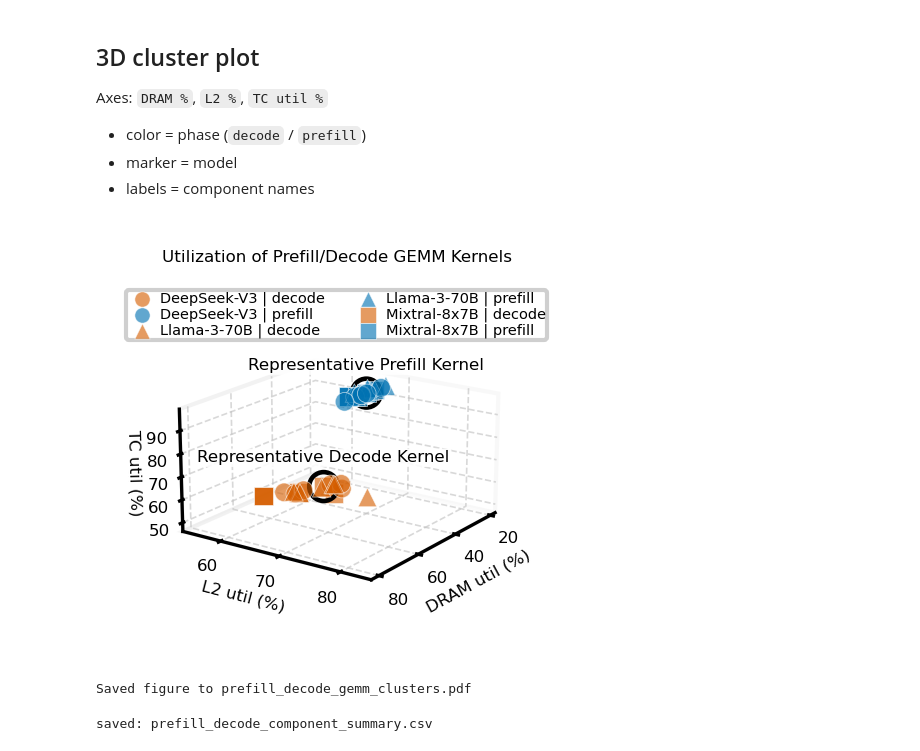
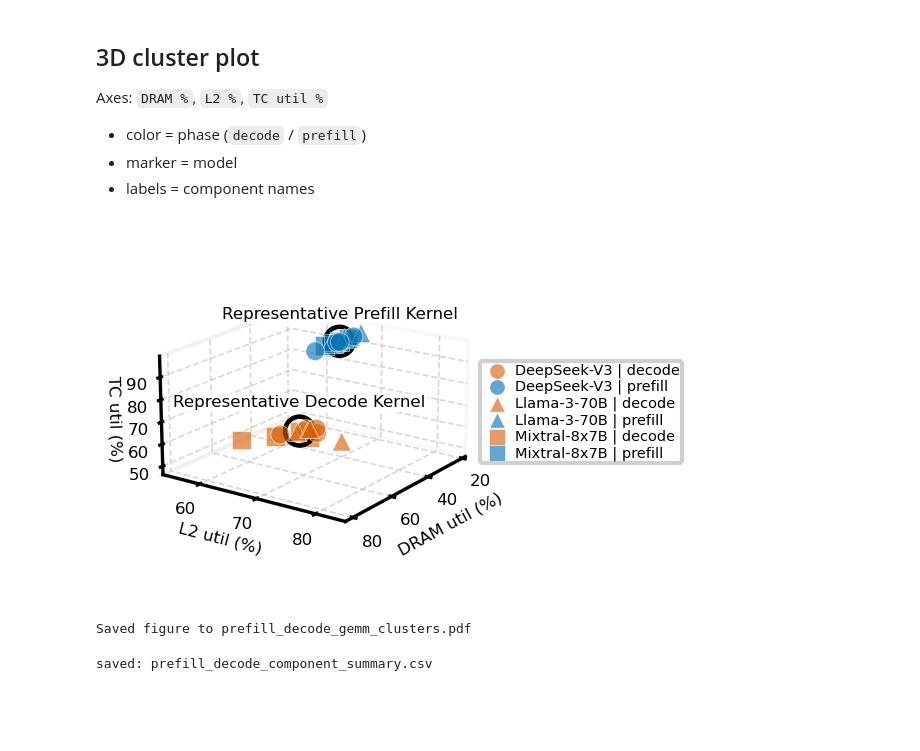
Before and after one commit to haiyuem/accel-sim-framework, a Jupyter notebook: ncu/prefill_decode_gemm_clusters.ipynb, the cells around one changed output. Cells and saved outputs as stored; diff of their text form; code cells hidden in the pictures; blank space fills up the shorter version.

```diff
--- a/ncu/prefill_decode_gemm_clusters.ipynb
+++ b/ncu/prefill_decode_gemm_clusters.ipynb
@@ -179,7 +179,7 @@ plt.rcParams.update({
 })
 
 # MICRO single-column: width=3.35in; squeeze height FOR TIGHT TWO-COLUMN fit (use 1.4 instead of 2.5)
-fig = plt.figure(figsize=(3.35, 1.4), dpi=300)
+fig = plt.figure(figsize=(3.35, 1.2), dpi=300)
 ax = fig.add_subplot(111, projection='3d')
 # Even more aggressive subplots to reduce all wasted space
 fig.subplots_adjust(left=0.02, right=0.98, bottom=0.02, top=0.98)
@@ -259,41 +259,43 @@ ax.tick_params(axis='x', pad=-4)
 ax.tick_params(axis='y', pad=-4)
 ax.tick_params(axis='z', pad=-5)
 
 # Title with minimal pad, or comment out for even tighter plot
-ax.set_title('Utilization of Prefill/Decode GEMM Kernels', pad=9)
+# ax.set_title('Utilization of Prefill/Decode GEMM Kernels', pad=9)
 
 # Squeeze Z aspect ratio (flattens the plot without losing points)
 ax.set_box_aspect((1.0, 1.0, 0.56))
 
 # Pane and grid styles for print
 for axis in (ax.xaxis, ax.yaxis, ax.zaxis):
     axis.pane.set_facecolor((1.0, 1.0, 1.0, 0.0))
     axis._axinfo['grid']['linewidth'] = 0.4
     axis._axinfo['grid']['linestyle'] = '--'
     axis._axinfo['grid']['color'] = (0.75, 0.75, 0.75, 0.6)
 
 ax.view_init(elev=18, azim=35)  # Lower elev for squished plot in short height
 
 # Place the legend above the plot, two columns, smaller font
+# Place legend to the right of the plot, vertically aligned and outside the axes
 ax.legend(
-    loc='upper center',
-    bbox_to_anchor=(0.5, 1.05),
-    ncol=2,
+    loc='center left',
+    bbox_to_anchor=(1.02, 0.5),
+    borderaxespad=0.0,
+    ncol=1,
     fontsize=3.5,
     frameon=True,
     framealpha=0.93,
-    borderpad=0.12,
-    handletextpad=0.19,
-    labelspacing=0.1,
+    borderpad=0.15,
+    handletextpad=0.22,
+    labelspacing=0.14,
     markerscale=0.82,
 )
 
 plt.tight_layout()
 plt.show()
 fig.savefig('prefill_decode_gemm_clusters.pdf', bbox_inches='tight')
 print('Saved figure to prefill_decode_gemm_clusters.pdf')
 # %% [output]
-[figure, old version]
+[figure, new version]
 Saved figure to prefill_decode_gemm_clusters.pdf
 # %%
 # Optional: save summary for paper/report use
```
Also changed, not shown: parts of 4 cells of this notebook, 5 other files.
